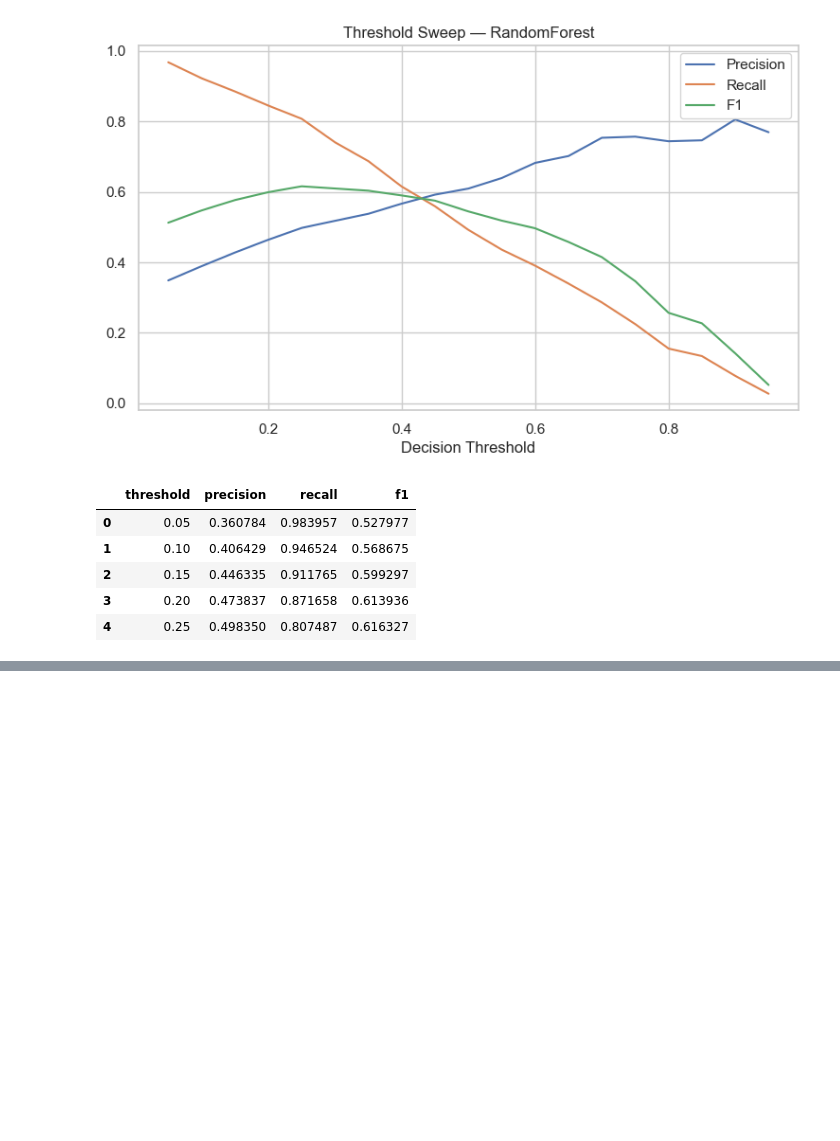
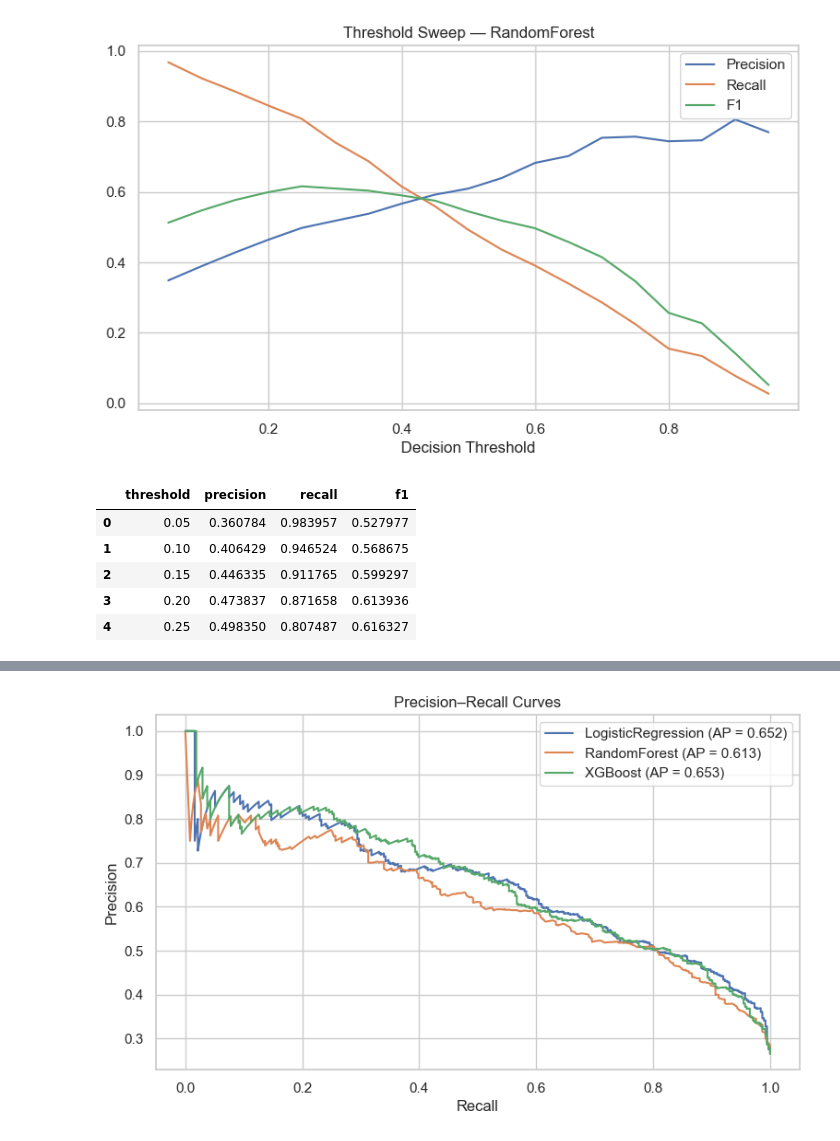
Before and after one commit to dhwanil1907/customer-churn, a Jupyter notebook: notebooks/cc.ipynb, the cells around one changed output, grey strips where cells are left out. Cells and saved outputs as stored; diff of their text form; code cells hidden in the pictures; blank space fills up the shorter version.

```diff
--- a/notebooks/cc.ipynb
+++ b/notebooks/cc.ipynb
@@ -510,0 +605,18 @@ thr_lr.head()
+# %%
+fig, ax = plt.subplots()
+for name, y_score in [
+    ("LogisticRegression", y_proba_lr),
+    ("RandomForest", y_proba_rf),
+    ("XGBoost", y_proba_xgb),
+]:
+    prec, rec, _ = precision_recall_curve(y_test, y_score)
+    ap = average_precision_score(y_test, y_score)
+    ax.plot(rec, prec, label=f"{name} (AP = {ap:.3f})")
+
+ax.set_title("Precision–Recall Curves")
+ax.set_xlabel("Recall")
+ax.set_ylabel("Precision")
+ax.legend()
+plt.show()
+# %% [output]
+[figure, added]
```
Also changed, not shown: parts of 7 cells of this notebook.
